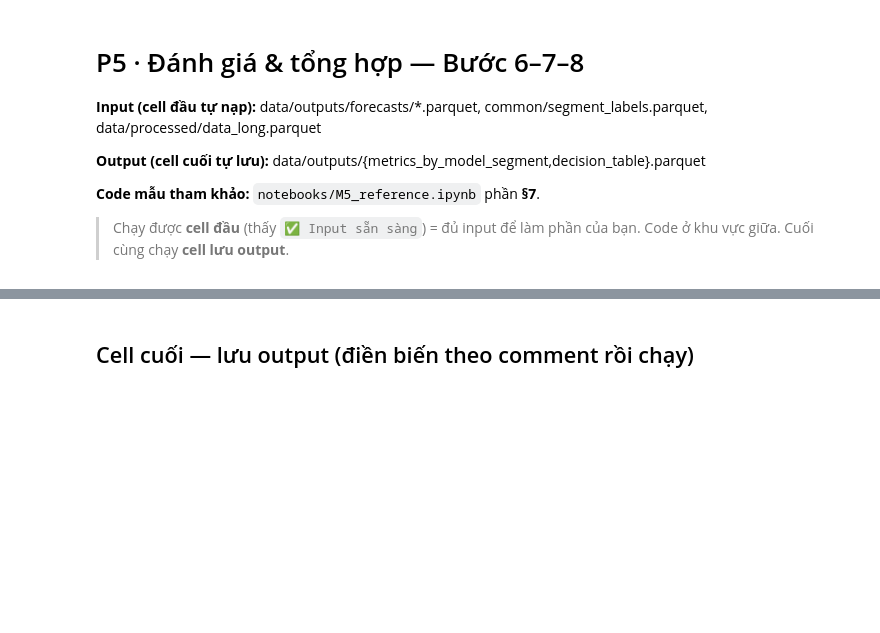
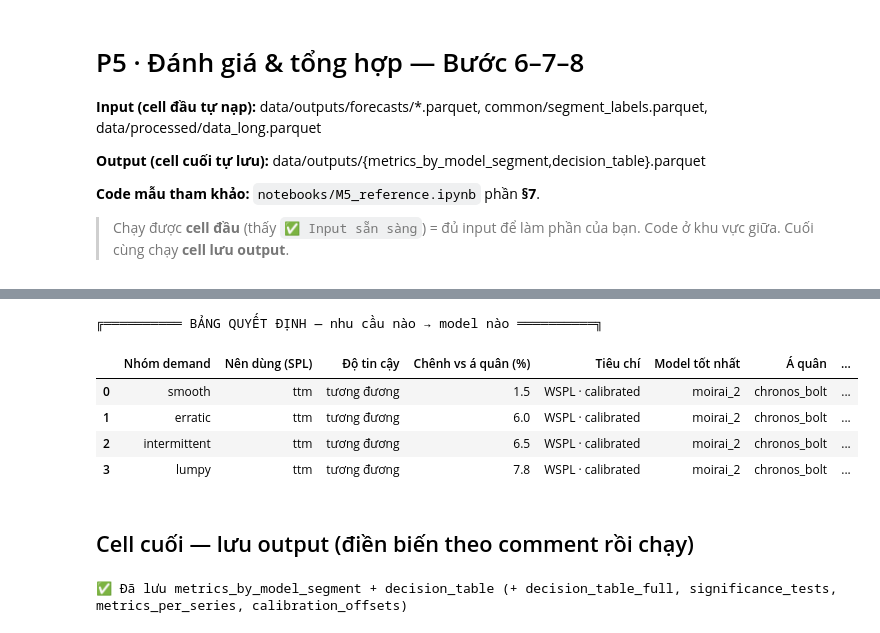
Before and after one commit to DuyKhanh162/m5-intermittent-forecasting, a Jupyter notebook: notebooks/P5.ipynb, the cells around one changed output, grey strips where cells are left out. Saved outputs shown, nothing was run; the diff lists cells and outputs as text; code cells hidden in the pictures; blank space fills up the shorter version.

```diff
--- a/notebooks/P5.ipynb
+++ b/notebooks/P5.ipynb
@@ -38,3 +513,41 @@ print("✅ Input sẵn sàng — forecast từ:", list(forecasts.keys()))
+# %%
+# ---------- 8.2 Bảng quyết định (1 dòng / nhóm) — tiêu chí chính: WSPL bản calibrated ----------
+def _pick(version, metric):
+    return decision_full.query("version == @version and metric == @metric").set_index("segment").reindex(SEG_ORDER)
+
+pv, pm = PRIMARY
+prim = _pick(pv, pm)
+if prim.best_model.isna().all():          # chưa có bản calibrated -> tạm dùng raw, ghi rõ
+    pv = "raw"; prim = _pick(pv, pm)
+rmsse = _pick(pv, "RMSSE")
+cov = metrics_table.query("version == @pv and window == 'ALL'").set_index(["segment", "model"]).cov95
+
+decision_table = pd.DataFrame({
+    "Nhóm demand": SEG_ORDER,
+    # giữ tên cột cũ để notebook P2 (bước 9) đọc được; nội dung = model KHUYẾN NGHỊ theo tiêu chí bên dưới
+    "Nên dùng (SPL)": prim.recommended_model.to_numpy(),
+    "Độ tin cậy": prim.verdict.to_numpy(),
+    "Chênh vs á quân (%)": prim.margin_pct.round(1).to_numpy(),
+    "Tiêu chí": f"{pm} · {pv}",
+    "Model tốt nhất": prim.best_model.to_numpy(),
+    "Á quân": prim.runner_up.to_numpy(),
+    "p DM (Holm) vs á quân": prim.p_dm_holm_runner_up.to_numpy(),
+    "Nhóm tương đương": prim.tied_models.to_numpy(),
+    "Số cửa sổ": prim.n_windows.to_numpy(),
+    "Số chuỗi": prim.n_series.to_numpy(),
+    "Coverage-95 của model khuyến nghị": [cov.get((g, m), np.nan) for g, m in zip(SEG_ORDER, prim.recommended_model)],
+    "Khuyến nghị theo RMSSE": rmsse.recommended_model.to_numpy(),
+    "Độ tin cậy (RMSSE)": rmsse.verdict.to_numpy(),
+})
+print("╔══════════ BẢNG QUYẾT ĐỊNH — nhu cầu nào → model nào ══════════╗")
+display(decision_table.round(3))
+# %% [output]
+╔══════════ BẢNG QUYẾT ĐỊNH — nhu cầu nào → model nào ══════════╗
+|  | Nhóm demand | Nên dùng (SPL) | Độ tin cậy | Chênh vs á quân (%) | Tiêu chí | Model tốt nhất | Á quân | ... |
+| 0 | smooth | ttm | tương đương | 1.5 | WSPL · calibrated | moirai_2 | chronos_bolt | ... |
+| 1 | erratic | ttm | tương đương | 6.0 | WSPL · calibrated | moirai_2 | chronos_bolt | ... |
+| 2 | intermittent | ttm | tương đương | 6.5 | WSPL · calibrated | moirai_2 | chronos_bolt | ... |
+| 3 | lumpy | ttm | tương đương | 7.8 | WSPL · calibrated | moirai_2 | chronos_bolt | ... |
 # %% [markdown]
 ## Cell cuối — lưu output (điền biến theo comment rồi chạy)
 # %%
@@ -43,4 +556,12 @@ print("✅ Input sẵn sàng — forecast từ:", list(forecasts.keys()))
 Path("data/outputs").mkdir(parents=True, exist_ok=True)
 metrics_table.to_parquet("data/outputs/metrics_by_model_segment.parquet", index=False)
 decision_table.to_parquet("data/outputs/decision_table.parquet", index=False)
-print("✅ Đã lưu metrics_by_model_segment + decision_table")
+# phụ: chi tiết kiểm định + theo chuỗi (cho error analysis của P2) + offset hiệu chuẩn
+decision_full.to_parquet("data/outputs/decision_table_full.parquet", index=False)
+significance_tests.to_parquet("data/outputs/significance_tests.parquet", index=False)
+per_series.to_parquet("data/outputs/metrics_per_series.parquet", index=False)
+calibration_offsets.to_parquet("data/outputs/calibration_offsets.parquet", index=False)
+print("✅ Đã lưu metrics_by_model_segment + decision_table (+ decision_table_full, significance_tests, "
+      "metrics_per_series, calibration_offsets)")
+# %% [output]
+✅ Đã lưu metrics_by_model_segment + decision_table (+ decision_table_full, significance_tests, metrics_per_series, calibration_offsets)
```
Also changed, not shown: parts of 18 cells of this notebook.
